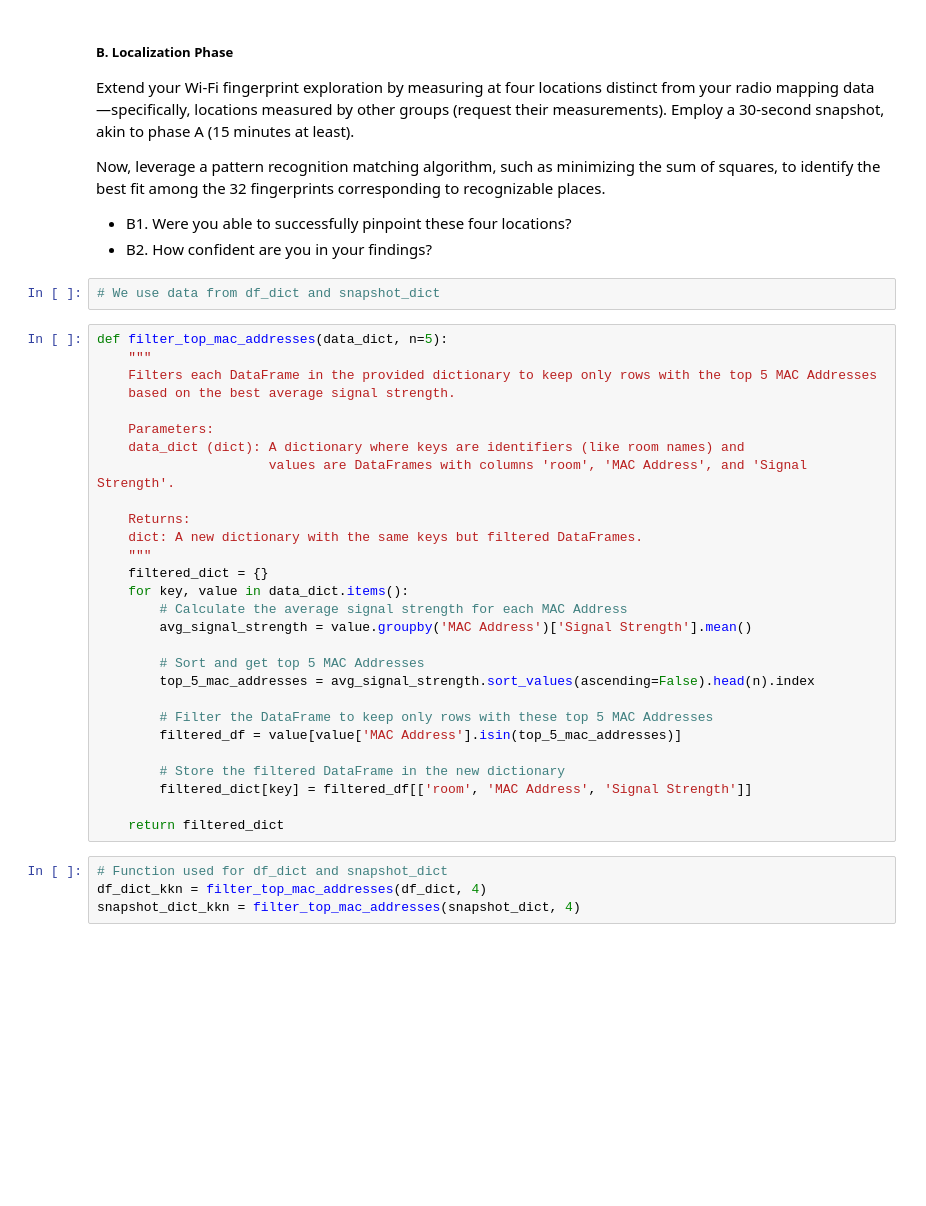
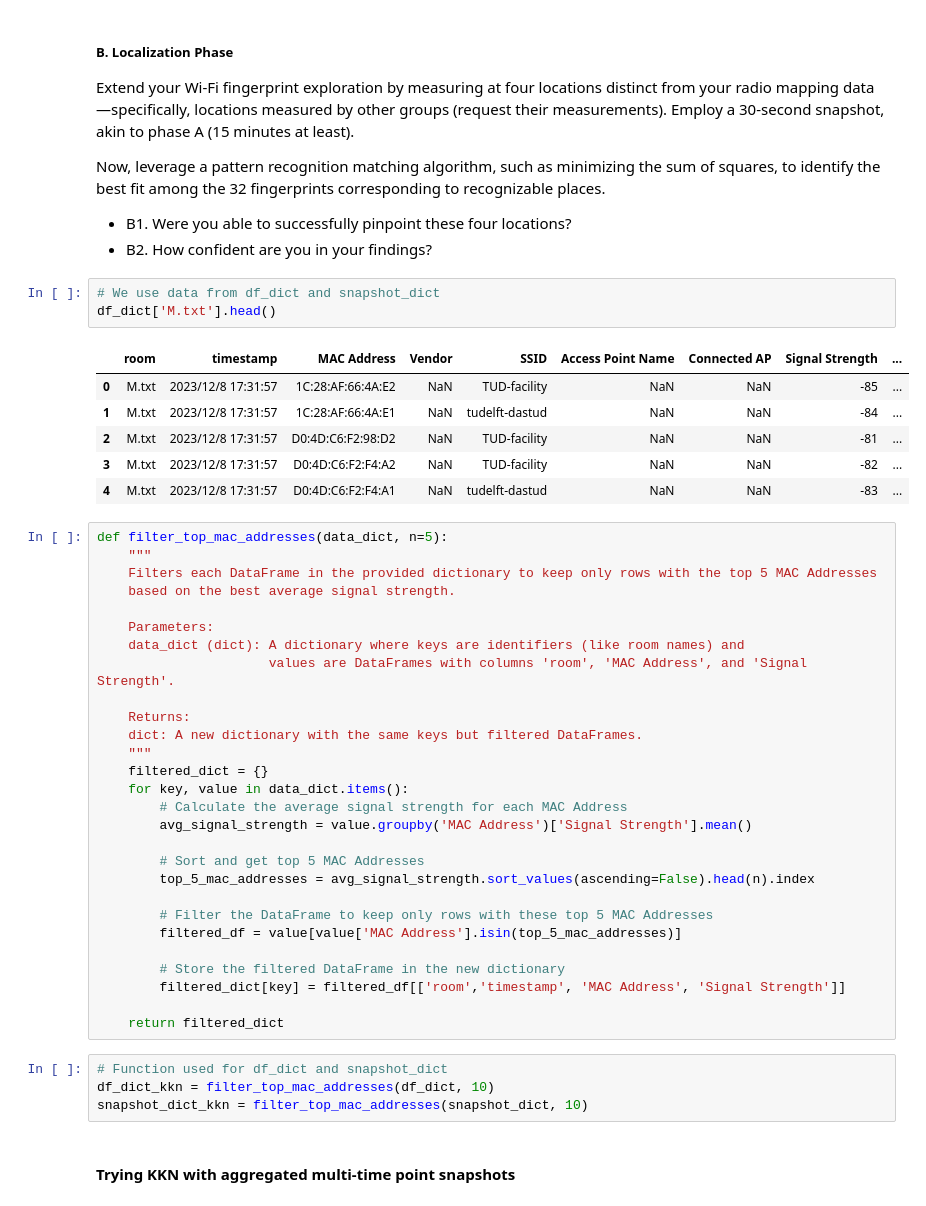
Before and after one commit to Nelis5174473/Wi-Fi-Fingerprinting-GEO1003, a Jupyter notebook: Analysis.ipynb, the cells around one changed output. Saved outputs shown, nothing was run; the diff lists cells and outputs as text; blank space fills up the shorter version.

```diff
--- a/Analysis.ipynb
+++ b/Analysis.ipynb
@@ -259,6 +259,14 @@ identify the best fit among the 32 fingerprints corresponding to recognizable pl
 - B2. How confident are you in your findings?
 # %%
 # We use data from df_dict and snapshot_dict
+df_dict['M.txt'].head()
+# %% [output]
+|  | room | timestamp | MAC Address | Vendor | SSID | Access Point Name | Connected AP | Signal Strength | ... |
+| 0 | M.txt | 2023/12/8 17:31:57 | 1C:28:AF:66:4A:E2 | NaN | TUD-facility | NaN | NaN | -85 | ... |
+| 1 | M.txt | 2023/12/8 17:31:57 | 1C:28:AF:66:4A:E1 | NaN | tudelft-dastud | NaN | NaN | -84 | ... |
+| 2 | M.txt | 2023/12/8 17:31:57 | D0:4D:C6:F2:98:D2 | NaN | TUD-facility | NaN | NaN | -81 | ... |
+| 3 | M.txt | 2023/12/8 17:31:57 | D0:4D:C6:F2:F4:A2 | NaN | TUD-facility | NaN | NaN | -82 | ... |
+| 4 | M.txt | 2023/12/8 17:31:57 | D0:4D:C6:F2:F4:A1 | NaN | tudelft-dastud | NaN | NaN | -83 | ... |
 # %%
 def filter_top_mac_addresses(data_dict, n=5):
     """
@@ -284,10 +292,12 @@ def filter_top_mac_addresses(data_dict, n=5):
         filtered_df = value[value['MAC Address'].isin(top_5_mac_addresses)]
 
         # Store the filtered DataFrame in the new dictionary
-        filtered_dict[key] = filtered_df[['room', 'MAC Address', 'Signal Strength']]
+        filtered_dict[key] = filtered_df[['room','timestamp', 'MAC Address', 'Signal Strength']]
 
     return filtered_dict
 # %%
 # Function used for df_dict and snapshot_dict
-df_dict_kkn = filter_top_mac_addresses(df_dict, 4)
-snapshot_dict_kkn = filter_top_mac_addresses(snapshot_dict, 4)
+df_dict_kkn = filter_top_mac_addresses(df_dict, 10)
+snapshot_dict_kkn = filter_top_mac_addresses(snapshot_dict, 10)
+# %% [markdown]
+#### Trying KKN with aggregated multi-time point snapshots
```
Also changed, not shown: parts of 7 cells of this notebook, 1 other file.
